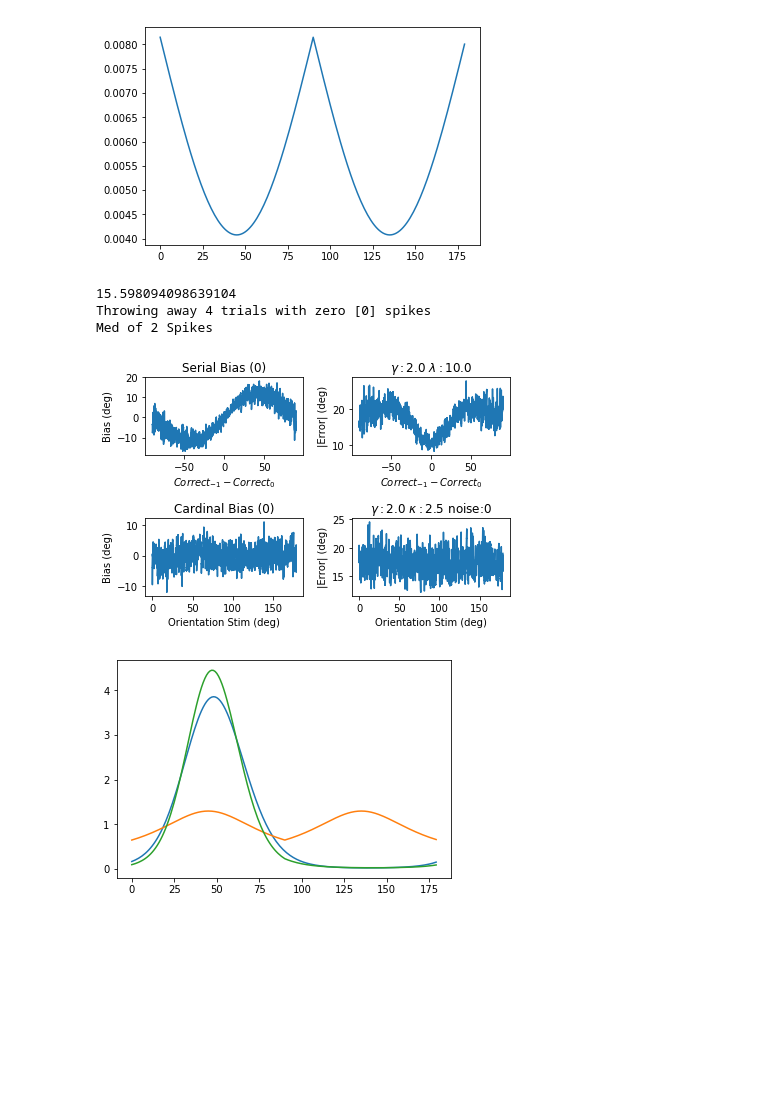
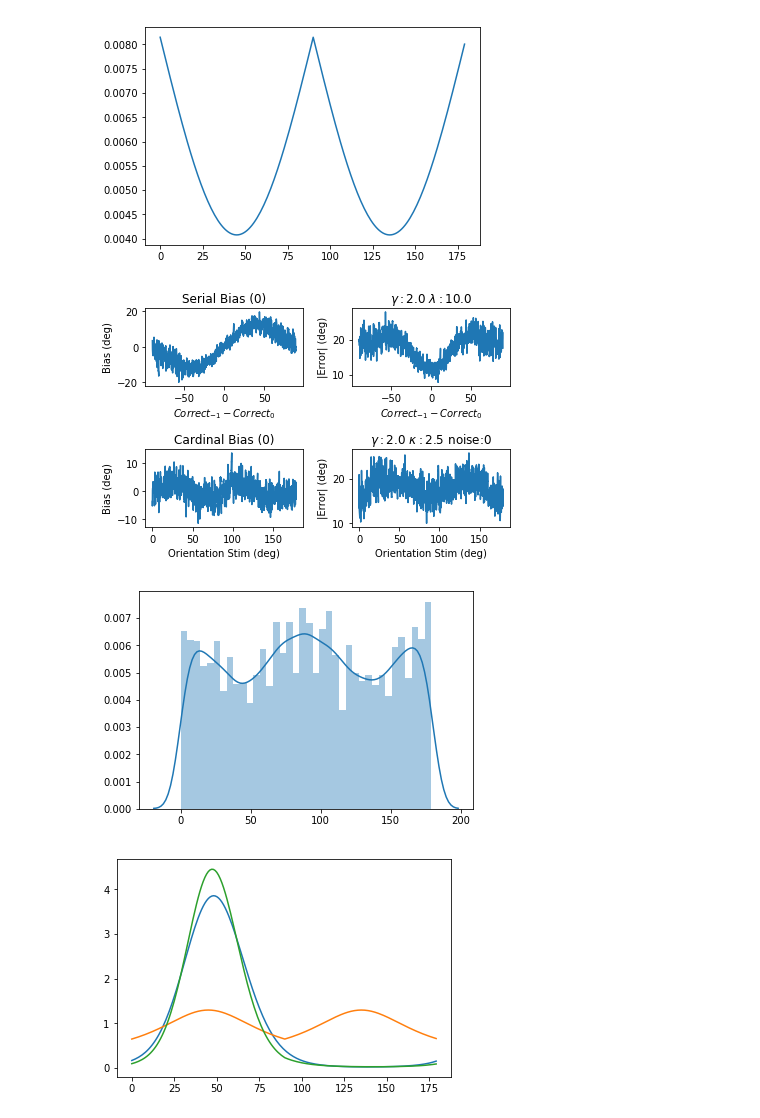
Before and after one commit to TimCSheehan/biasModels, a Jupyter notebook: playModels.ipynb, the cells around one changed output. Saved outputs shown, nothing was run; the diff lists cells and outputs as text; code cells hidden in the pictures; blank space fills up the shorter version.

```diff
--- a/playModels.ipynb
+++ b/playModels.ipynb
@@ -145,15 +145,17 @@ plt.plot(this_M.p_theta)
 [<matplotlib.lines.Line2D at 0x...>]
 [figure]
 # %%
-model_ = mj.modJoint(gammaCB=2,kappaCB=2.5,uniform_tuning=1,VERBOSE=1)
+model_ = mj.modJoint(gammaCB=2,kappaCB=2.5,uniform_tuning=0,VERBOSE=0)
 model_.run_model(50000)
 model_.quick_view_results(100)
 L = model_.get_stimulus_likelihood() #NB slower part, would be good to get numpy more involved
 # %% [output]
-15.598094098639104
-Throwing away 4 trials with zero [0] spikes
-Med of 2 Spikes
-[figure, old version]
+[figure, new version]
+# %%
+sns.distplot(model_.stimHat)
+plt.show()
+# %% [output]
+[figure, added]
 # %%
 L.shape # trials left x 180
 i = 5
```
Also changed, not shown: parts of 1 cell of this notebook, 1 other file.
